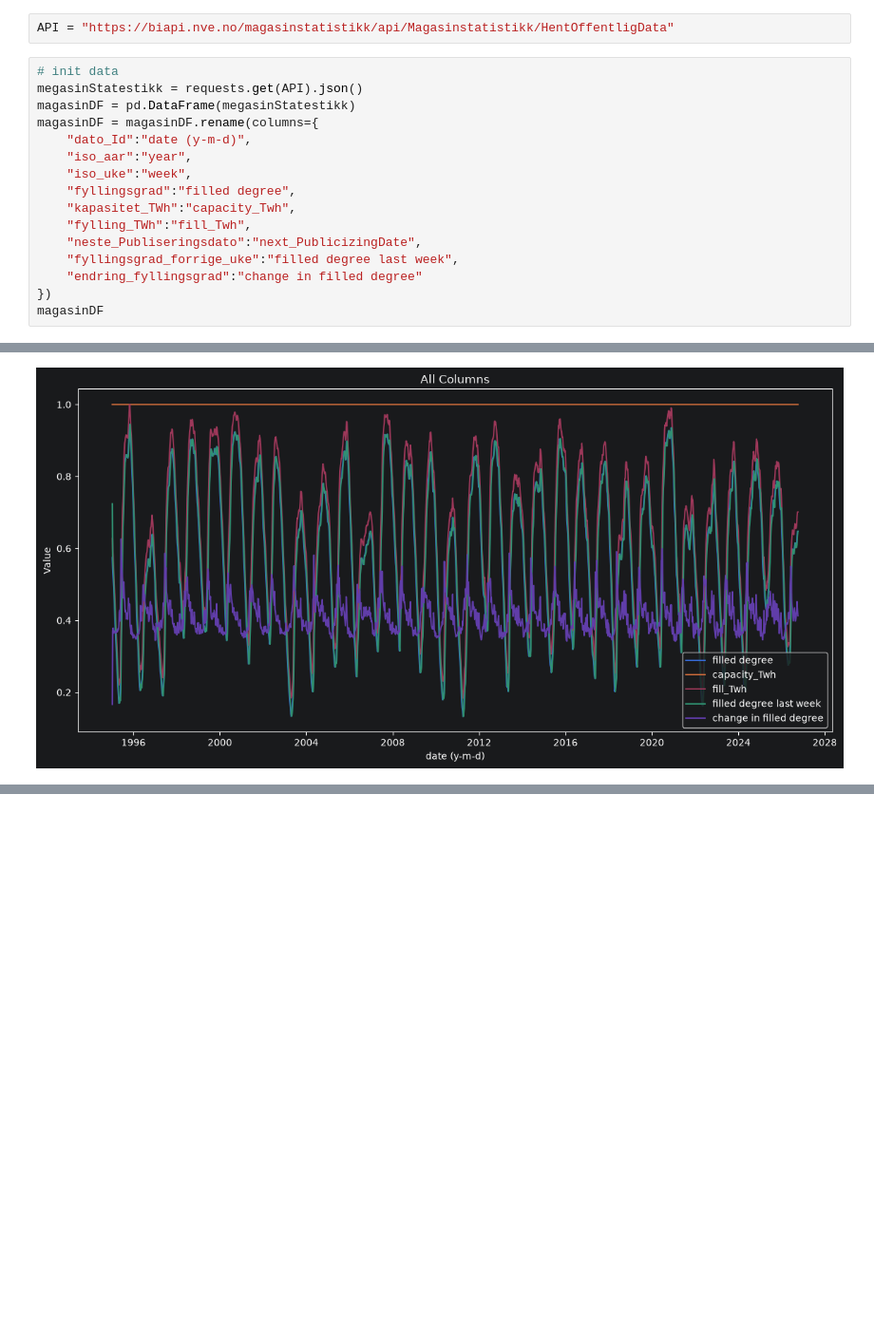
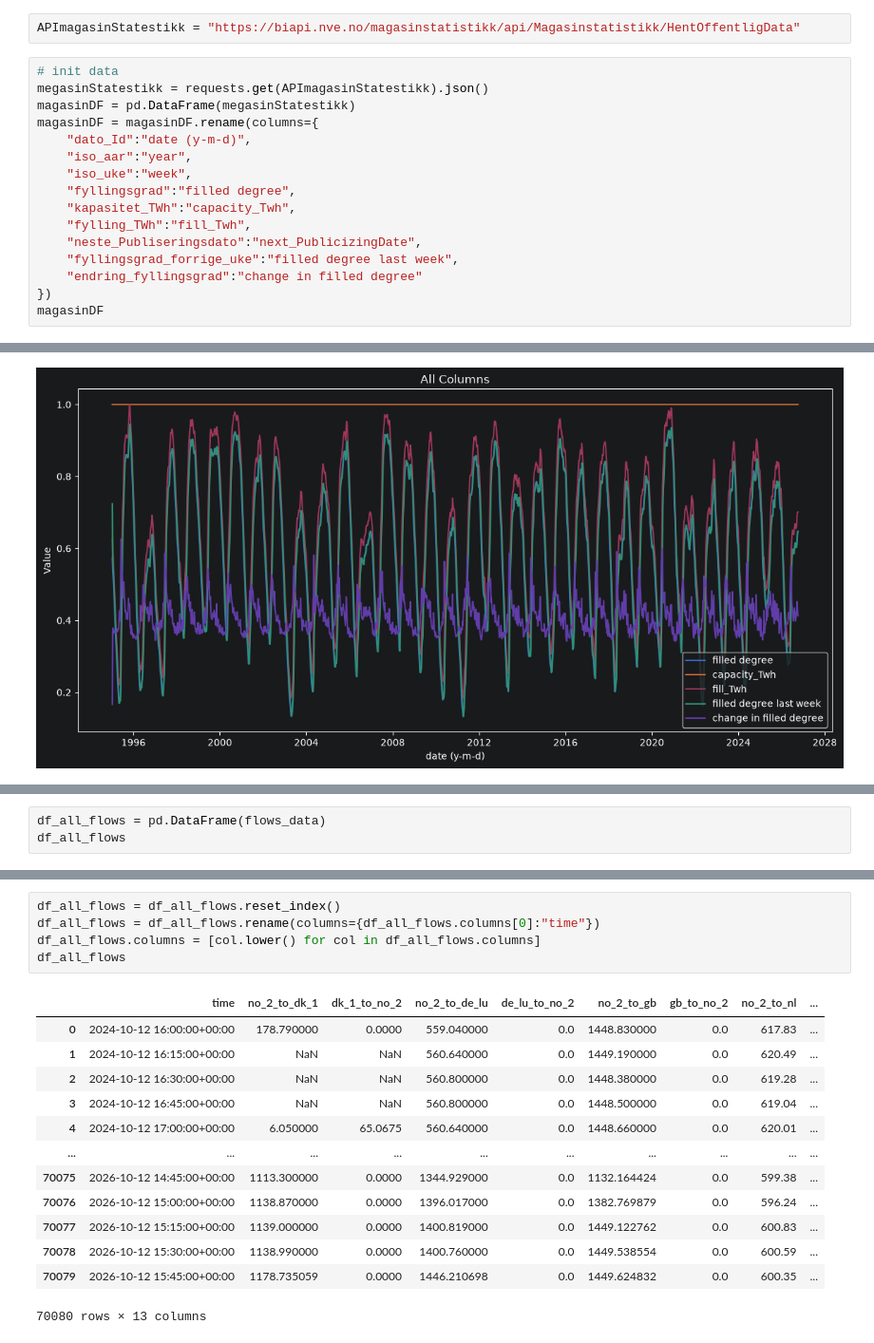
Before and after one commit to LjosNorth/IND320LjosNorth, a Jupyter notebook: notebooks/Oblig2.ipynb, the cells around one changed output, grey strips where cells are left out. Shown at 95% size. Saved outputs shown, nothing was run; the diff lists cells and outputs as text; blank space fills up the shorter version.

```diff
--- a/notebooks/Oblig2.ipynb
+++ b/notebooks/Oblig2.ipynb
@@ -110,10 +18,10 @@ import requests
 import pandas as pd
 import matplotlib.pyplot as plt
 # %%
-API = "https://biapi.nve.no/magasinstatistikk/api/Magasinstatistikk/HentOffentligData"
+APImagasinStatestikk = "https://biapi.nve.no/magasinstatistikk/api/Magasinstatistikk/HentOffentligData"
 # %%
 # init data
-megasinStatestikk = requests.get(API).json()
+megasinStatestikk = requests.get(APImagasinStatestikk).json()
 magasinDF = pd.DataFrame(megasinStatestikk)
 magasinDF = magasinDF.rename(columns={
     "dato_Id":"date (y-m-d)",
@@ -229,0 +180,3 @@ plt.show()
+# %%
+df_all_flows = pd.DataFrame(flows_data)
+df_all_flows
@@ -229,0 +197,19 @@ plt.show()
+# %%
+df_all_flows = df_all_flows.reset_index()
+df_all_flows = df_all_flows.rename(columns={df_all_flows.columns[0]:"time"})
+df_all_flows.columns = [col.lower() for col in df_all_flows.columns]
+df_all_flows
+# %% [output]
+|  | time | no_2_to_dk_1 | dk_1_to_no_2 | no_2_to_de_lu | de_lu_to_no_2 | no_2_to_gb | gb_to_no_2 | no_2_to_nl | ... |
+| 0 | 2024-10-12 16:00:00+00:00 | 178.790000 | 0.0000 | 559.040000 | 0.0 | 1448.830000 | 0.0 | 617.83 | ... |
+| 1 | 2024-10-12 16:15:00+00:00 | NaN | NaN | 560.640000 | 0.0 | 1449.190000 | 0.0 | 620.49 | ... |
+| 2 | 2024-10-12 16:30:00+00:00 | NaN | NaN | 560.800000 | 0.0 | 1448.380000 | 0.0 | 619.28 | ... |
+| 3 | 2024-10-12 16:45:00+00:00 | NaN | NaN | 560.800000 | 0.0 | 1448.500000 | 0.0 | 619.04 | ... |
+| 4 | 2024-10-12 17:00:00+00:00 | 6.050000 | 65.0675 | 560.640000 | 0.0 | 1448.660000 | 0.0 | 620.01 | ... |
+| ... | ... | ... | ... | ... | ... | ... | ... | ... | ... |
+| 70075 | 2026-10-12 14:45:00+00:00 | 1113.300000 | 0.0000 | 1344.929000 | 0.0 | 1132.164424 | 0.0 | 599.38 | ... |
+| 70076 | 2026-10-12 15:00:00+00:00 | 1138.870000 | 0.0000 | 1396.017000 | 0.0 | 1382.769879 | 0.0 | 596.24 | ... |
+| 70077 | 2026-10-12 15:15:00+00:00 | 1139.000000 | 0.0000 | 1400.819000 | 0.0 | 1449.122762 | 0.0 | 600.83 | ... |
+| 70078 | 2026-10-12 15:30:00+00:00 | 1138.990000 | 0.0000 | 1400.760000 | 0.0 | 1449.538554 | 0.0 | 600.59 | ... |
+| 70079 | 2026-10-12 15:45:00+00:00 | 1178.735059 | 0.0000 | 1446.210698 | 0.0 | 1449.624832 | 0.0 | 600.35 | ... |
+70080 rows × 13 columns
```
Also changed, not shown: parts of 34 cells of this notebook, 10 other files.
